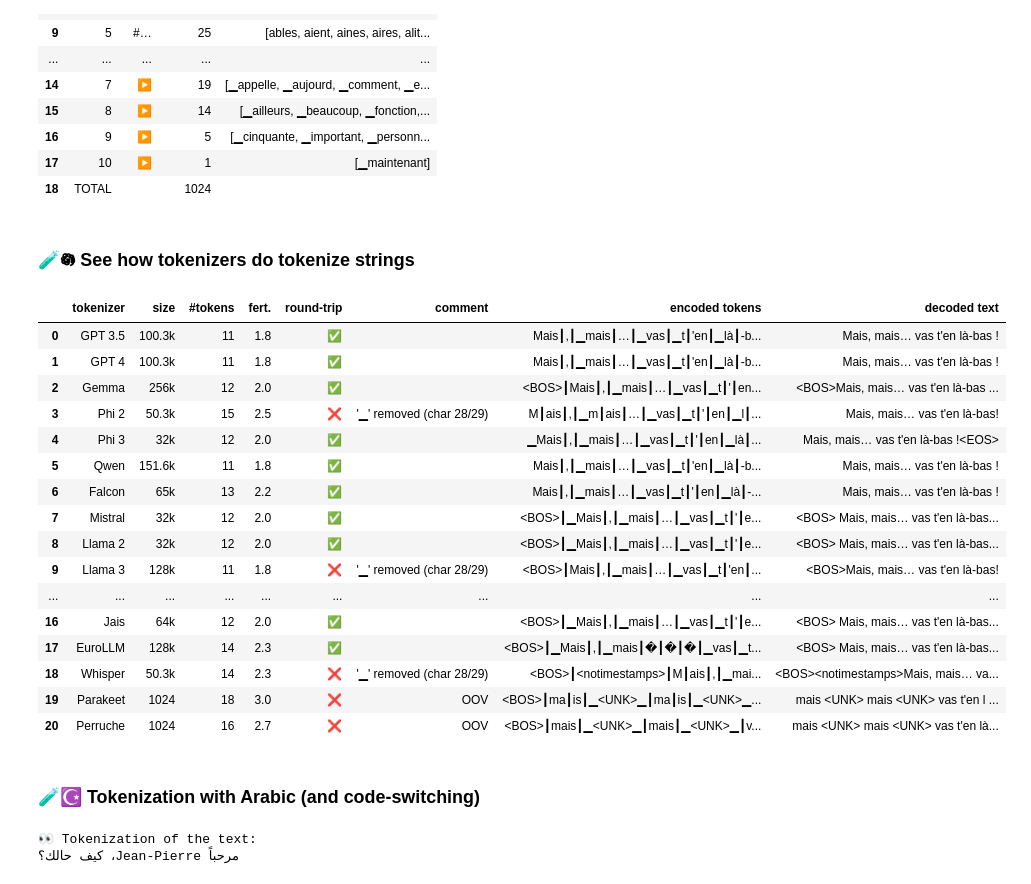
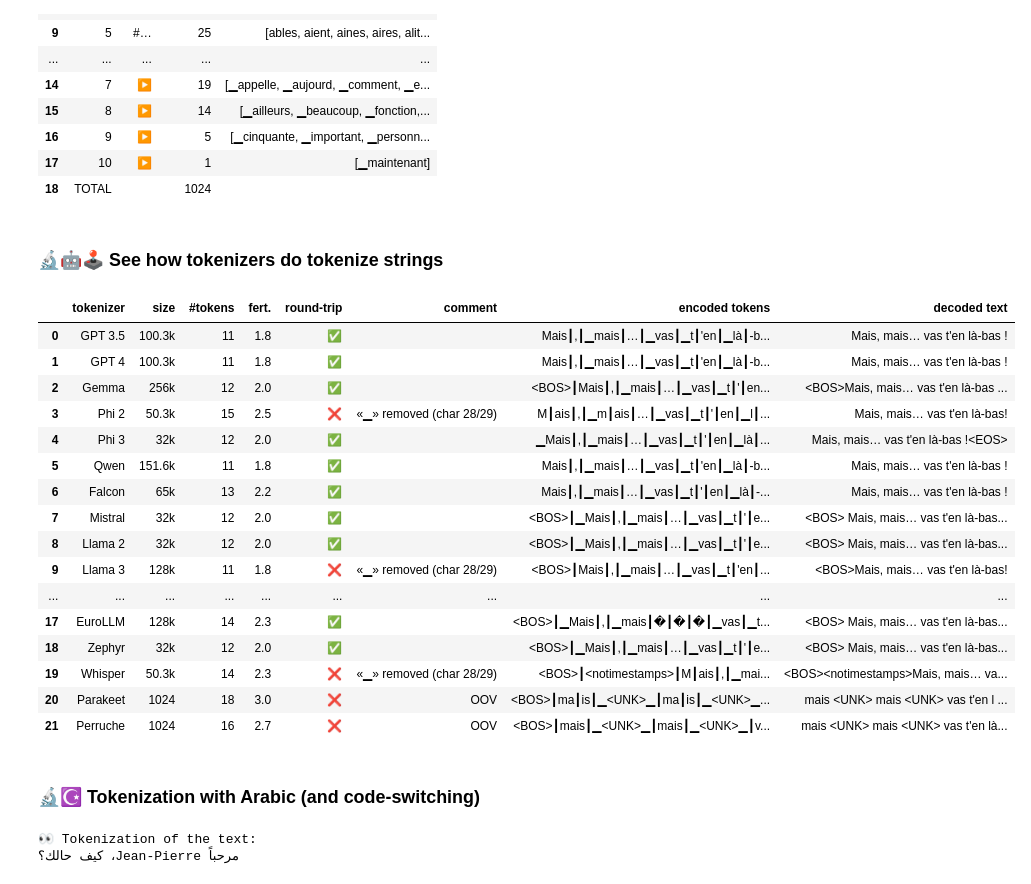
Before and after one commit to Jeronymous/deep_learning_notebooks, a Jupyter notebook: tokenizers.ipynb, the cells around one changed output. Drawn from its saved outputs; the diff is of its cells as text; code cells hidden in the pictures.

```diff
--- a/tokenizers.ipynb
+++ b/tokenizers.ipynb
@@ -179,6 +179,7 @@ my_tokenizers = {
     "Aya": "CohereForAI/aya-expanse-8b",
     "Jais": "inceptionai/jais-adapted-7b-chat",
     "EuroLLM": "utter-project/EuroLLM-9B",
+    "Zephyr": "HuggingFaceH4/zephyr-7b-beta",
 
     # ASR - Hugging Face / transformers
     "Whisper": "openai/whisper-large-v3",
@@ -194,15 +195,18 @@ Define some helpers to load and play with tokenizers:
 # %%
 import ftfy # text encoding transformations
 import pandas as pd
+
+def conform_tokenizer_name(name):
+    global my_tokenizers
+    if name in my_tokenizers:
+        return my_tokenizers[name]
 
 def load_tokenizer(name):
     """
     Load a tokenizer by name.
     """
     # Conform name
-    global my_tokenizers
-    if name in my_tokenizers:
-        name = my_tokenizers[name]
+    name = conform_tokenizer_name(name)
 
     # Load with the right library
     # - TikToken
@@ -684,7 +733,7 @@ sorted_vocabulary("Perruche")
 | 17 | 10 | ▶ | 1 | [▁maintenant] |
 | 18 | TOTAL |  | 1024 |  |
 # %% [markdown]
-### 🧪𖡎 See how tokenizers do tokenize strings
+### 🔬🤖🕹️ See how tokenizers do tokenize strings
 # %%
 import re
 
@@ -742,9 +791,9 @@ def test_tokenizers_on_text(
                 if "<UNK>" in decoded:
                     diff_string = "OOV"
                 elif not orig:
-                    diff_string = f"'{new}' added (char {start2+1}/{len(normalized_decoded)})"
+                    diff_string = f"«{new}» added (char {start2+1}/{len(normalized_decoded)})"
                 elif not new:
-                    diff_string = f"'{orig}' removed (char {start1+1}/{len(text_strip)})"
+                    diff_string = f"«{orig}» removed (char {start1+1}/{len(text_strip)})"
                 else:
                     diff_string += "«"
                     diff_string += orig
@@ -778,48 +827,48 @@ def test_tokenizers_on_text(
 
             data["round-trip"] = "✅" if is_ok else (f"❌" if not round_trip_ok else f"⚠️")
             data["comment"] = diff_string if not round_trip_ok else weird_tokens
         data["encoded tokens"]= cut_long_string(tokens_str)
         data["decoded text"]= cut_long_string(decoded)
         all_data.append(data)
 
     all_data = pd.DataFrame(all_data)
     if not has_comments:
         all_data = all_data.drop(columns=["comment"])
 
     return all_data
 
 def cut_long_string(
     text,
     max_len=100,
     separator= "・・・" # "《…》"
     ):
     if len(text) > max_len:
 
         return text[:max_len//2] + separator + text[-max_len//2:]
     return text
 
 
 test_tokenizers_on_text("Mais, mais… vas t'en là-bas !")
 # %% [output]
 |  | tokenizer | size | #tokens | fert. | round-trip | comment | encoded tokens | decoded text |
 | 0 | GPT 3.5 | 100.3k | 11 | 1.8 | ✅ |  | Mais┃,┃▁mais┃…┃▁vas┃▁t┃'en┃▁là┃-b... | Mais, mais… vas t'en là-bas ! |
 | 1 | GPT 4 | 100.3k | 11 | 1.8 | ✅ |  | Mais┃,┃▁mais┃…┃▁vas┃▁t┃'en┃▁là┃-b... | Mais, mais… vas t'en là-bas ! |
 | 2 | Gemma | 256k | 12 | 2.0 | ✅ |  | <BOS>┃Mais┃,┃▁mais┃…┃▁vas┃▁t┃'┃en... | <BOS>Mais, mais… vas t'en là-bas ... |
-| 3 | Phi 2 | 50.3k | 15 | 2.5 | ❌ | '▁' removed (char 28/29) | M┃ais┃,┃▁m┃ais┃…┃▁vas┃▁t┃'┃en┃▁l┃... | Mais, mais… vas t'en là-bas! |
+| 3 | Phi 2 | 50.3k | 15 | 2.5 | ❌ | «▁» removed (char 28/29) | M┃ais┃,┃▁m┃ais┃…┃▁vas┃▁t┃'┃en┃▁l┃... | Mais, mais… vas t'en là-bas! |
 | 4 | Phi 3 | 32k | 12 | 2.0 | ✅ |  | ▁Mais┃,┃▁mais┃…┃▁vas┃▁t┃'┃en┃▁là┃... | Mais, mais… vas t'en là-bas !<EOS> |
 | 5 | Qwen | 151.6k | 11 | 1.8 | ✅ |  | Mais┃,┃▁mais┃…┃▁vas┃▁t┃'en┃▁là┃-b... | Mais, mais… vas t'en là-bas ! |
 | 6 | Falcon | 65k | 13 | 2.2 | ✅ |  | Mais┃,┃▁mais┃…┃▁vas┃▁t┃'┃en┃▁là┃-... | Mais, mais… vas t'en là-bas ! |
 | 7 | Mistral | 32k | 12 | 2.0 | ✅ |  | <BOS>┃▁Mais┃,┃▁mais┃…┃▁vas┃▁t┃'┃e... | <BOS> Mais, mais… vas t'en là-bas... |
 | 8 | Llama 2 | 32k | 12 | 2.0 | ✅ |  | <BOS>┃▁Mais┃,┃▁mais┃…┃▁vas┃▁t┃'┃e... | <BOS> Mais, mais… vas t'en là-bas... |
-| 9 | Llama 3 | 128k | 11 | 1.8 | ❌ | '▁' removed (char 28/29) | <BOS>┃Mais┃,┃▁mais┃…┃▁vas┃▁t┃'en┃... | <BOS>Mais, mais… vas t'en là-bas! |
+| 9 | Llama 3 | 128k | 11 | 1.8 | ❌ | «▁» removed (char 28/29) | <BOS>┃Mais┃,┃▁mais┃…┃▁vas┃▁t┃'en┃... | <BOS>Mais, mais… vas t'en là-bas! |
 | ... | ... | ... | ... | ... | ... | ... | ... | ... |
-| 16 | Jais | 64k | 12 | 2.0 | ✅ |  | <BOS>┃▁Mais┃,┃▁mais┃…┃▁vas┃▁t┃'┃e... | <BOS> Mais, mais… vas t'en là-bas... |
 | 17 | EuroLLM | 128k | 14 | 2.3 | ✅ |  | <BOS>┃▁Mais┃,┃▁mais┃�┃�┃�┃▁vas┃▁t... | <BOS> Mais, mais… vas t'en là-bas... |
-| 18 | Whisper | 50.3k | 14 | 2.3 | ❌ | '▁' removed (char 28/29) | <BOS>┃<notimestamps>┃M┃ais┃,┃▁mai... | <BOS><notimestamps>Mais, mais… va... |
-| 19 | Parakeet | 1024 | 18 | 3.0 | ❌ | OOV | <BOS>┃ma┃is┃▁<UNK>▁┃ma┃is┃▁<UNK>▁... | mais <UNK> mais <UNK> vas t'en l ... |
-| 20 | Perruche | 1024 | 16 | 2.7 | ❌ | OOV | <BOS>┃mais┃▁<UNK>▁┃mais┃▁<UNK>▁┃v... | mais <UNK> mais <UNK> vas t'en là... |
+| 18 | Zephyr | 32k | 12 | 2.0 | ✅ |  | <BOS>┃▁Mais┃,┃▁mais┃…┃▁vas┃▁t┃'┃e... | <BOS> Mais, mais… vas t'en là-bas... |
+| 19 | Whisper | 50.3k | 14 | 2.3 | ❌ | «▁» removed (char 28/29) | <BOS>┃<notimestamps>┃M┃ais┃,┃▁mai... | <BOS><notimestamps>Mais, mais… va... |
+| 20 | Parakeet | 1024 | 18 | 3.0 | ❌ | OOV | <BOS>┃ma┃is┃▁<UNK>▁┃ma┃is┃▁<UNK>▁... | mais <UNK> mais <UNK> vas t'en l ... |
+| 21 | Perruche | 1024 | 16 | 2.7 | ❌ | OOV | <BOS>┃mais┃▁<UNK>▁┃mais┃▁<UNK>▁┃v... | mais <UNK> mais <UNK> vas t'en là... |
 # %% [markdown]
-### 🧪☪ Tokenization with Arabic (and code-switching)
+### 🔬☪ Tokenization with Arabic (and code-switching)
 # %%
 input = "مرحباً Jean-Pierre، كيف حالك؟"
 
```
Also changed, not shown: parts of 13 cells of this notebook, 1 other file.
